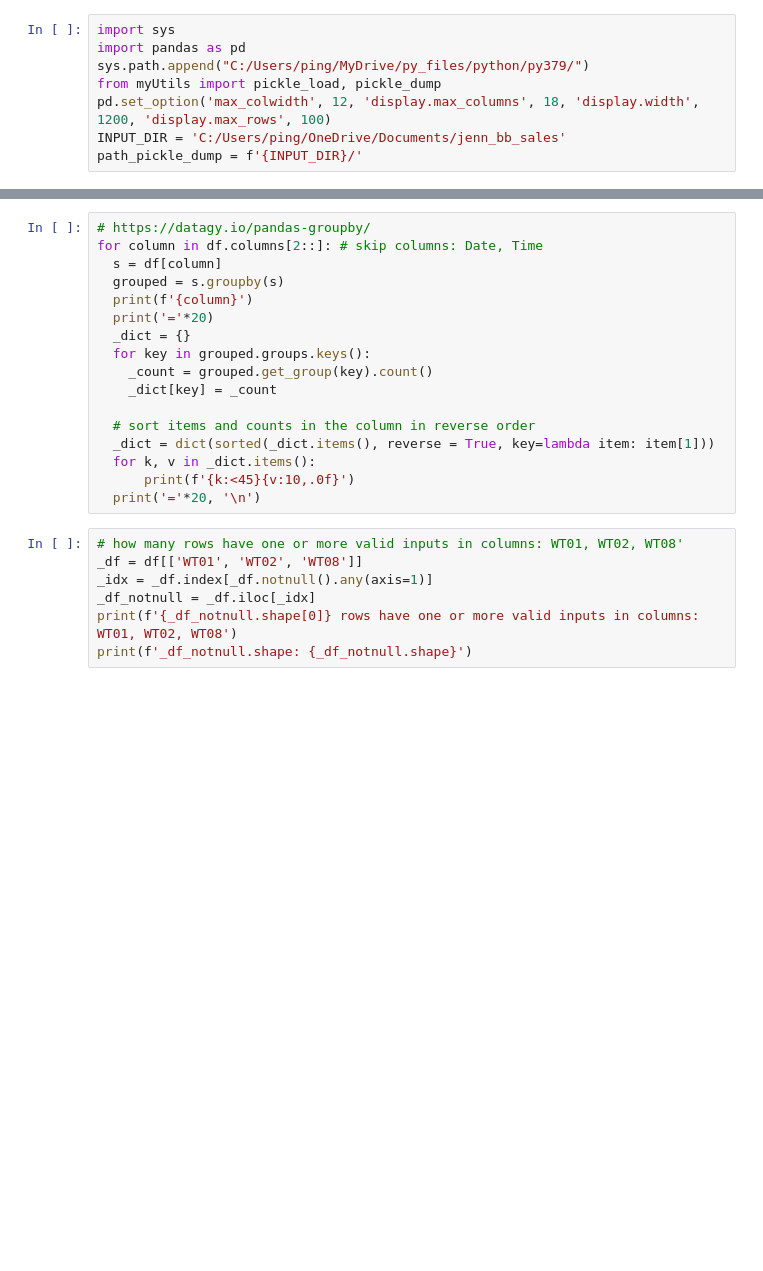
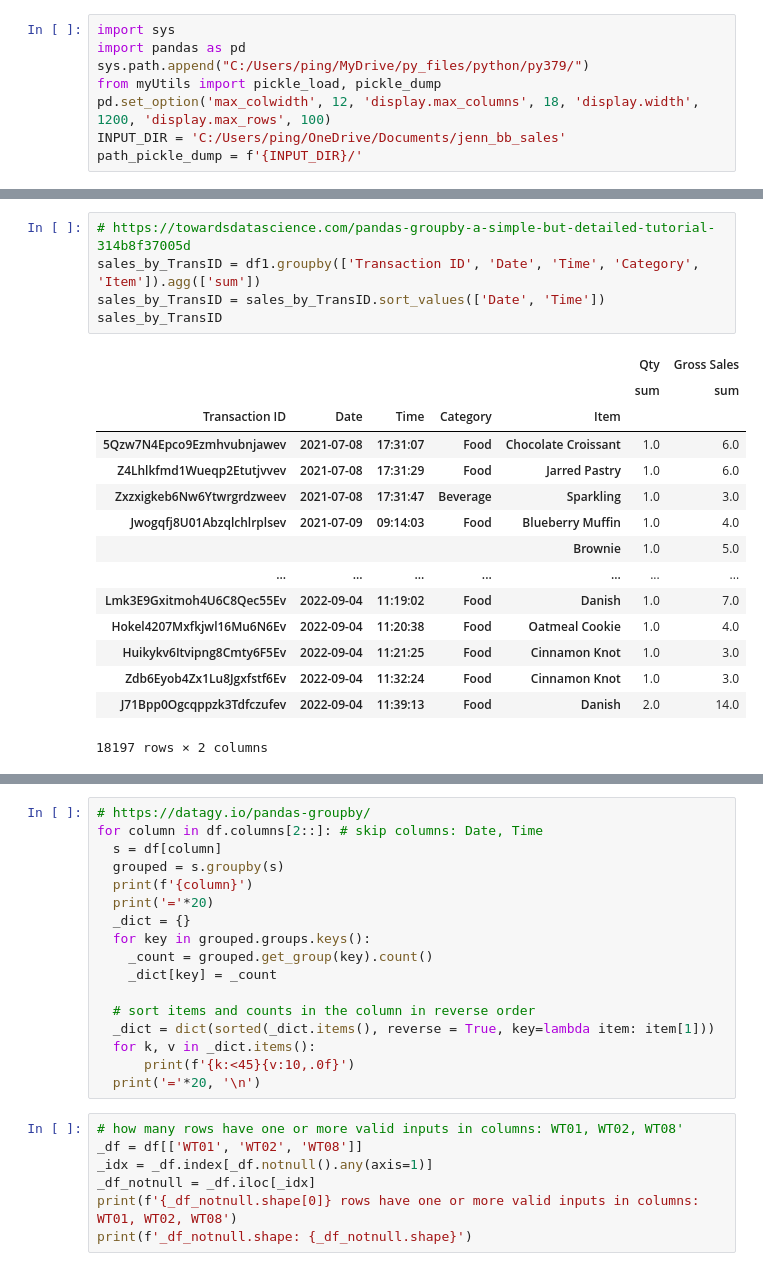
Before and after one commit to pympk/py379, a Jupyter notebook: bb/item_sale_group.ipynb, the cells around one changed output, grey strips where cells are left out. Cells and saved outputs as stored; diff of their text form; blank space fills up the shorter version.

```diff
--- a/bb/item_sale_group.ipynb
+++ b/bb/item_sale_group.ipynb
@@ -30,0 +75,21 @@ df.info(): None
+# %%
+# https://towardsdatascience.com/pandas-groupby-a-simple-but-detailed-tutorial-314b8f37005d
+sales_by_TransID = df1.groupby(['Transaction ID', 'Date', 'Time', 'Category', 'Item']).agg(['sum'])
+sales_by_TransID = sales_by_TransID.sort_values(['Date', 'Time'])
+sales_by_TransID
+# %% [output]
+|  |  |  |  |  | Qty | Gross Sales |
+|  |  |  |  |  | sum | sum |
+| Transaction ID | Date | Time | Category | Item |  |  |
+| 5Qzw7N4Epco9Ezmhvubnjawev | 2021-07-08 | 17:31:07 | Food | Chocolate Croissant | 1.0 | 6.0 |
+| Z4Lhlkfmd1Wueqp2Etutjvvev | 2021-07-08 | 17:31:29 | Food | Jarred Pastry | 1.0 | 6.0 |
+| Zxzxigkeb6Nw6Ytwrgrdzweev | 2021-07-08 | 17:31:47 | Beverage | Sparkling | 1.0 | 3.0 |
+| Jwogqfj8U01Abzqlchlrplsev | 2021-07-09 | 09:14:03 | Food | Blueberry Muffin | 1.0 | 4.0 |
+|  |  |  |  | Brownie | 1.0 | 5.0 |
+| ... | ... | ... | ... | ... | ... | ... |
+| Lmk3E9Gxitmoh4U6C8Qec55Ev | 2022-09-04 | 11:19:02 | Food | Danish | 1.0 | 7.0 |
+| Hokel4207Mxfkjwl16Mu6N6Ev | 2022-09-04 | 11:20:38 | Food | Oatmeal Cookie | 1.0 | 4.0 |
+| Huikykv6Itvipng8Cmty6F5Ev | 2022-09-04 | 11:21:25 | Food | Cinnamon Knot | 1.0 | 3.0 |
+| Zdb6Eyob4Zx1Lu8Jgxfstf6Ev | 2022-09-04 | 11:32:24 | Food | Cinnamon Knot | 1.0 | 3.0 |
+| J71Bpp0Ogcqppzk3Tdfczufev | 2022-09-04 | 11:39:13 | Food | Danish | 2.0 | 14.0 |
+18197 rows × 2 columns
```
Also changed, not shown: parts of 9 cells of this notebook, 2 other files.
